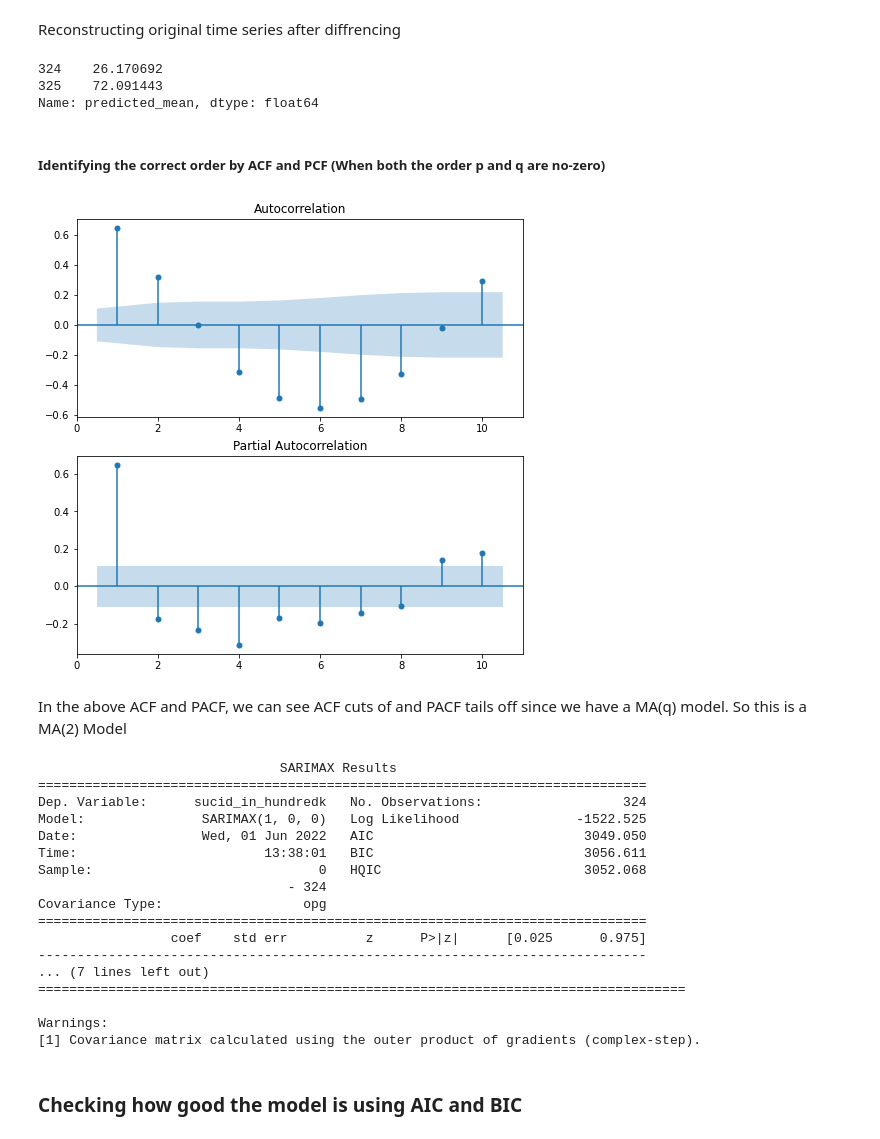
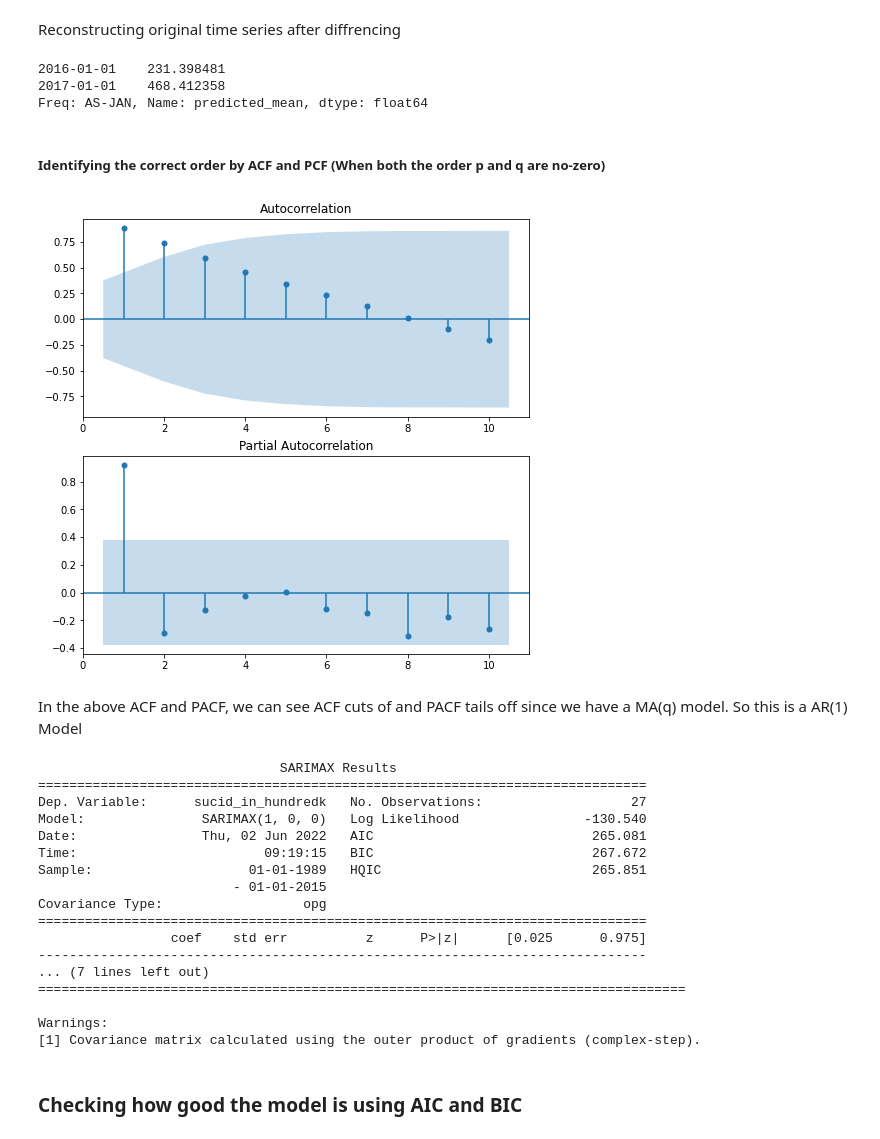
Before and after one commit to sujilkumarkm/desertion_dkit_msc_2022_sep, a Jupyter notebook: dissertation_suicide_data_models_2022.ipynb, the cells around one changed output. Drawn from its saved outputs; the diff is of its cells as text; code cells hidden in the pictures.

Commit message:
model diagnostic

```diff
--- a/dissertation_suicide_data_models_2022.ipynb
+++ b/dissertation_suicide_data_models_2022.ipynb
@@ -101,2 +110,11 @@ russia.head()
 # %%
-# russia['year'] = russia['country'].astype('category')
+# adding all deaths together and group by year
+russia = russia.groupby(['year'])['sucid_in_hundredk'].transform('sum')
+# russia = russia.reset_index().drop_duplicates()
+russia = pd.Series.to_frame(russia)
+
+# russia['year'] = pd.to_datetime(russia['year'], format='%Y00%').apply(lambda x: x.strftime('%Y'))
+russia['year'] = list(russia.index)
+russia = russia.drop_duplicates()
+russia = russia.drop(labels='year', axis=1)
+russia.head(10)
@@ -340,9 +375,9 @@ mean_forecast = cumsum(diff_forecast)
 
 mean_forecast.head(2)
 # %% [output]
-324    26.170692
-325    72.091443
-Name: predicted_mean, dtype: float64
+2016-01-01    231.398481
+2017-01-01    468.412358
+Freq: AS-JAN, Name: predicted_mean, dtype: float64
 # %% [markdown]
 ##### Identifying the correct order by ACF and PCF (When both the order p and q are no-zero)
 # %%
@@ -355,16 +390,17 @@ mean_forecast = results.get_forecast(steps=10).predicted_mean
 # %%
 from statsmodels.graphics.tsaplots import plot_acf, plot_pacf
 # Create figure
 fig, (ax1, ax2) = plt.subplots (2,1,figsize=(8,8))
 # Make ACF plot
-    (russia,lags=10, zero=False, ax=ax1)
+plot_acf(russia,lags=10, zero=False, ax=ax1)
 # Make PACF plot
-plot_pacf (russia, lags=10, zero=False, ax=ax2)
+plot_pacf(russia, lags=10, zero=False, ax=ax2)
+
 plt.show()
 # %% [output]
-[figure, old version]
+[figure, new version]
 # %% [markdown]
-In the above ACF and PACF, we can see ACF cuts of and PACF tails off since we have a MA(q) model. So this is a MA(2) Model
+In the above ACF and PACF, we can see ACF cuts of and PACF tails off since we have a MA(q) model. So this is a AR(1) Model
 # %%
 # Instantiate model
 model = SARIMAX(russia, order =(1,0,0))
@@ -376,12 +412,12 @@ print(results.summary())
 # %% [output]
                                SARIMAX Results
 ==============================================================================
-Dep. Variable:      sucid_in_hundredk   No. Observations:                  324
-Model:               SARIMAX(1, 0, 0)   Log Likelihood               -1522.525
-Date:                Wed, 01 Jun 2022   AIC                           3049.050
-Time:                        13:38:01   BIC                           3056.611
-Sample:                             0   HQIC                          3052.068
-                                - 324
+Dep. Variable:      sucid_in_hundredk   No. Observations:                   27
+Model:               SARIMAX(1, 0, 0)   Log Likelihood                -130.540
+Date:                Thu, 02 Jun 2022   AIC                            265.081
+Time:                        09:19:15   BIC                            267.672
+Sample:                    01-01-1989   HQIC                           265.851
+                         - 01-01-2015
 Covariance Type:                  opg
 ==============================================================================
                  coef    std err          z      P>|z|      [0.025      0.975]
```
Also changed, not shown: parts of 39 cells of this notebook.
